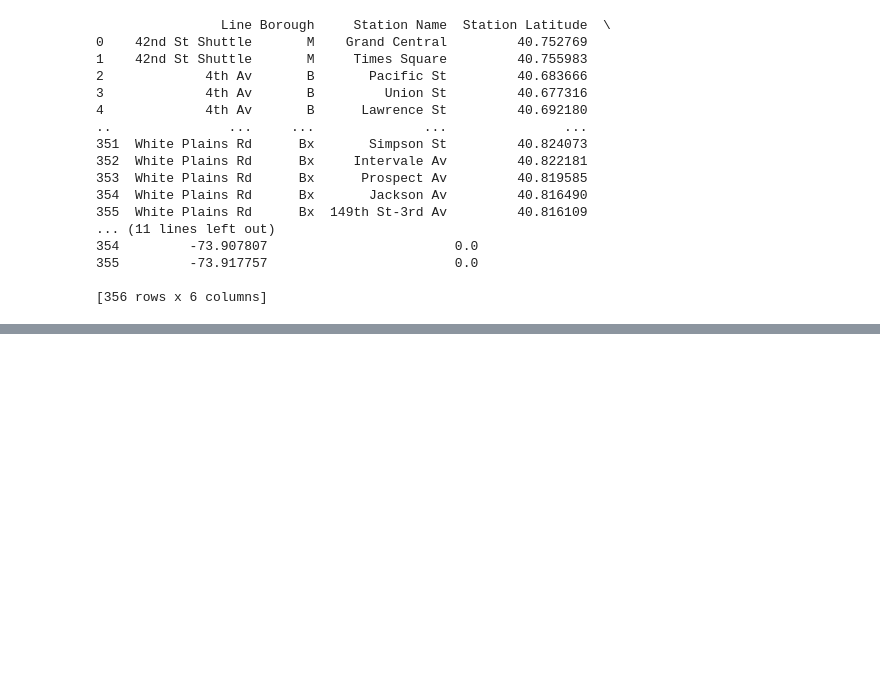
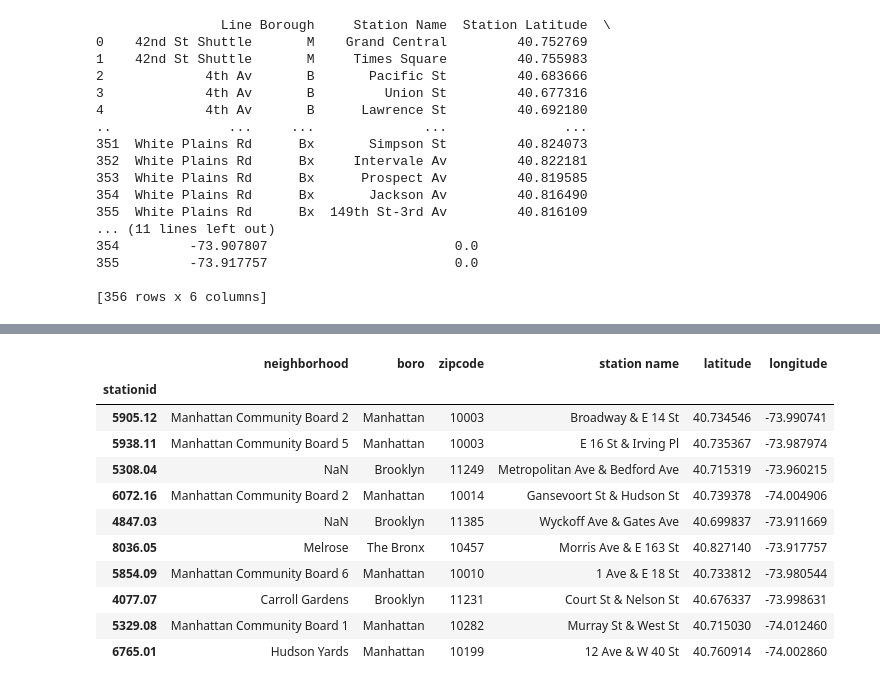
Before and after one commit to lukasschirren/nyc_bike_rental, a Jupyter notebook: Auriane_Workspace.ipynb, the cells around one changed output, grey strips where cells are left out. Saved outputs shown, nothing was run; the diff lists cells and outputs as text; code cells hidden in the pictures; blank space fills up the shorter version.

```diff
--- a/Auriane_Workspace.ipynb
+++ b/Auriane_Workspace.ipynb
@@ -422,0 +483,24 @@ nyc_map_subway
+# %%
+dfstations_bis = pd.DataFrame(index=dfs_bis.index, data=locations,\
+                          columns=['neighbourhood','suburb','postcode'])
+dfstations_bis.rename(columns={"neighbourhood":"neighborhood" , "suburb": "boro", "postcode": "zipcode"}\
+                  ,inplace=True )
+dfstations_bis['zipcode'] = dfstations_bis['zipcode'].str[:5].astype('category')
+
+dfstations_bis['neighborhood'] = dfstations_bis['neighborhood'].astype('category')
+dfstations_bis['boro'] = dfstations_bis['boro'].astype('category')
+dfstations_bis[['station name','latitude','longitude']] = dfs_bis[['station name','latitude','longitude']]
+dfstations_bis.head(10)
+# %% [output]
+|  | neighborhood | boro | zipcode | station name | latitude | longitude |
+| stationid |  |  |  |  |  |  |
+| 5905.12 | Manhattan Community Board 2 | Manhattan | 10003 | Broadway & E 14 St | 40.734546 | -73.990741 |
+| 5938.11 | Manhattan Community Board 5 | Manhattan | 10003 | E 16 St & Irving Pl | 40.735367 | -73.987974 |
+| 5308.04 | NaN | Brooklyn | 11249 | Metropolitan Ave & Bedford Ave | 40.715319 | -73.960215 |
+| 6072.16 | Manhattan Community Board 2 | Manhattan | 10014 | Gansevoort St & Hudson St | 40.739378 | -74.004906 |
+| 4847.03 | NaN | Brooklyn | 11385 | Wyckoff Ave & Gates Ave | 40.699837 | -73.911669 |
+| 8036.05 | Melrose | The Bronx | 10457 | Morris Ave & E 163 St | 40.827140 | -73.917757 |
+| 5854.09 | Manhattan Community Board 6 | Manhattan | 10010 | 1 Ave & E 18 St | 40.733812 | -73.980544 |
+| 4077.07 | Carroll Gardens | Brooklyn | 11231 | Court St & Nelson St | 40.676337 | -73.998631 |
+| 5329.08 | Manhattan Community Board 1 | Manhattan | 10282 | Murray St & West St | 40.715030 | -74.012460 |
+| 6765.01 | Hudson Yards | Manhattan | 10199 | 12 Ave & W 40 St | 40.760914 | -74.002860 |
```
Also changed, not shown: parts of 11 cells of this notebook, 5 other files.
